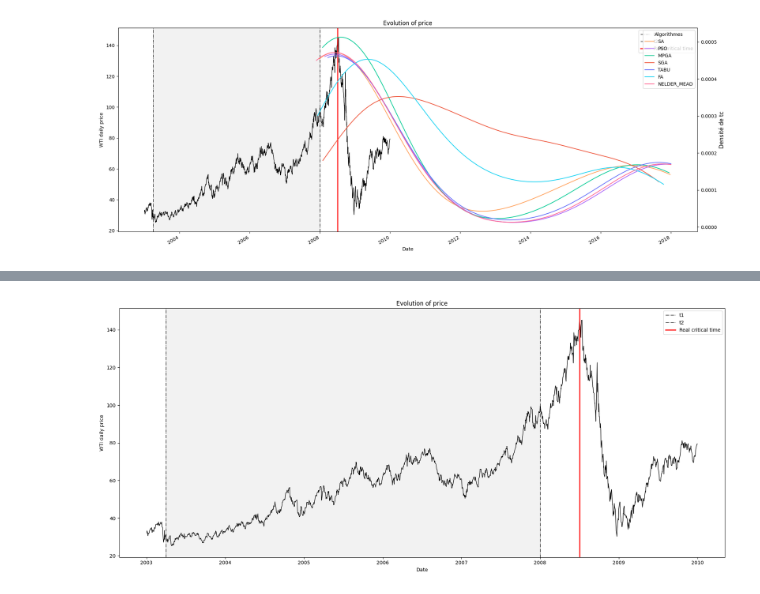
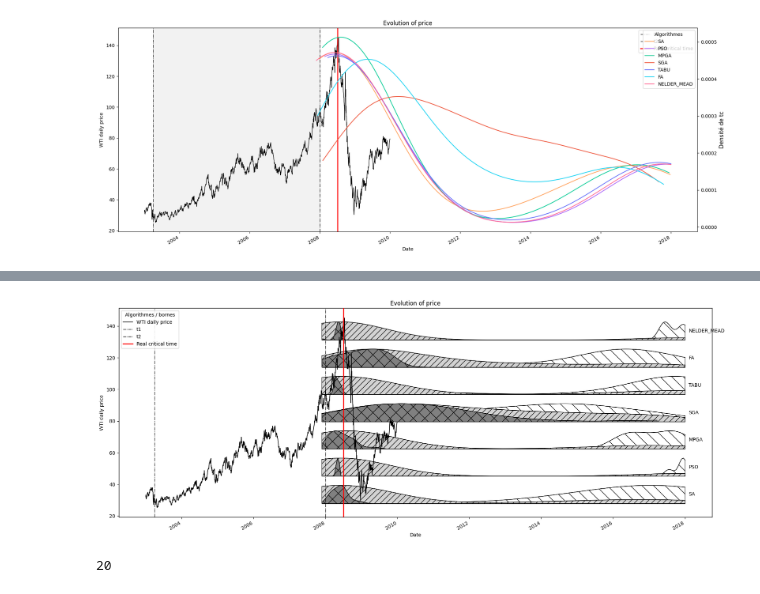
Before and after one commit to aremiat/nlp_lppls, a Jupyter notebook: for_prep.ipynb, the cells around one changed output, grey strips where cells are left out. Cells and saved outputs as stored; diff of their text form; code cells hidden in the pictures.

```diff
--- a/for_prep.ipynb
+++ b/for_prep.ipynb
@@ -203,21 +203,47 @@ fw._add_kernels(fig, axes, data["Set 1"])
 # %%
 from GQLib.Framework import Framework
 from GQLib.enums import InputType
 import json
 
 fw = Framework("daily", InputType.WTI)
 
 fig, axes = fw._base("01/04/2003", "02/01/2008", "03/07/2008")
 
 with open("Venise_Results/WTI_metrics.json", "r") as f:
     data = json.load(f)
 
 #fw._add_half_violins(fig, axes, data["Set 1"], specific="tc_distrib_non_significant")
+# fw._add_half_violins(fig, axes, data["Set 1"],
+#                         width_scale=0.5,
+#                         spacing=0.75,
+#                         specific="tc_distrib_non_significant")
+# fw._add_half_violins(fig, axes, data["Set 1"],
+#                         width_scale=0.5,
+#                         spacing=0.75,
+#                         specific="tc_distrib_significant")
 fw._add_half_violins(fig, axes, data["Set 1"],
                         width_scale=0.5,
                         spacing=0.75,
-                        specific="tc_distrib_significant")
-#fw._add_half_violins(fig, axes, data["Set 1"], specific="tc_distrib")
+                        specific="tc_distrib_non_significant",
+                        hatch_pattern="\\",
+                        color="white",
+                        text=True,)
+fw._add_half_violins(fig, axes, data["Set 1"],
+                        width_scale=0.5,
+                        spacing=0.75,
+                        specific="tc_distrib_significant",
+                        hatch_pattern="//",
+                        color="lightgrey",)
+fw._add_half_violins(fig, axes, data["Set 1"],
+                        width_scale=0.5,
+                        spacing=0.75,
+                        specific="tc_distrib_significant_power",
+                        hatch_pattern="x",
+                        color="grey",)
 # %% [output]
 [interactive output not drawn]
-[figure, old version]
+[figure, new version]
+# %%
+len(data["Set 1"]['MPGA']["tc_distrib_significant_power"])
+# %% [output]
+20
```
Also changed, not shown: 4 other files.
